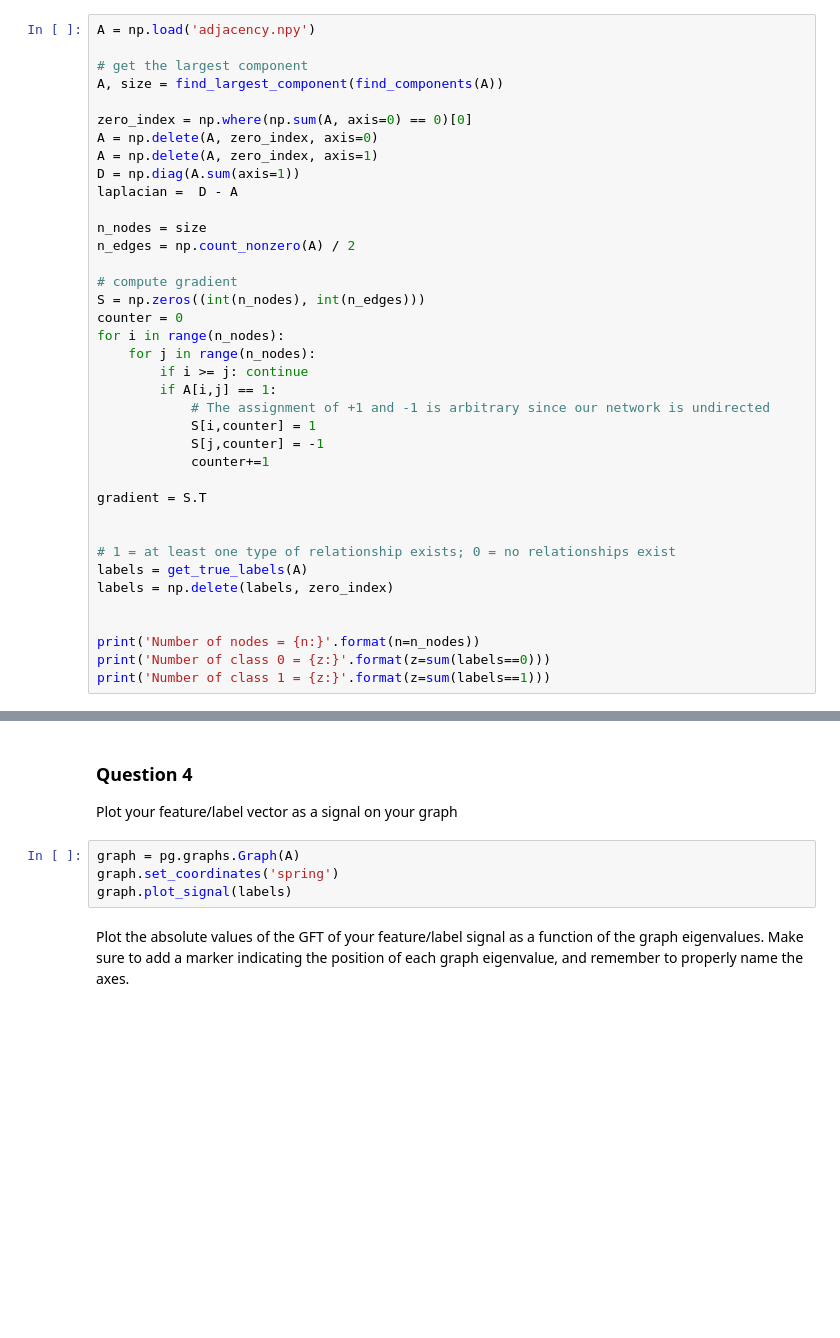
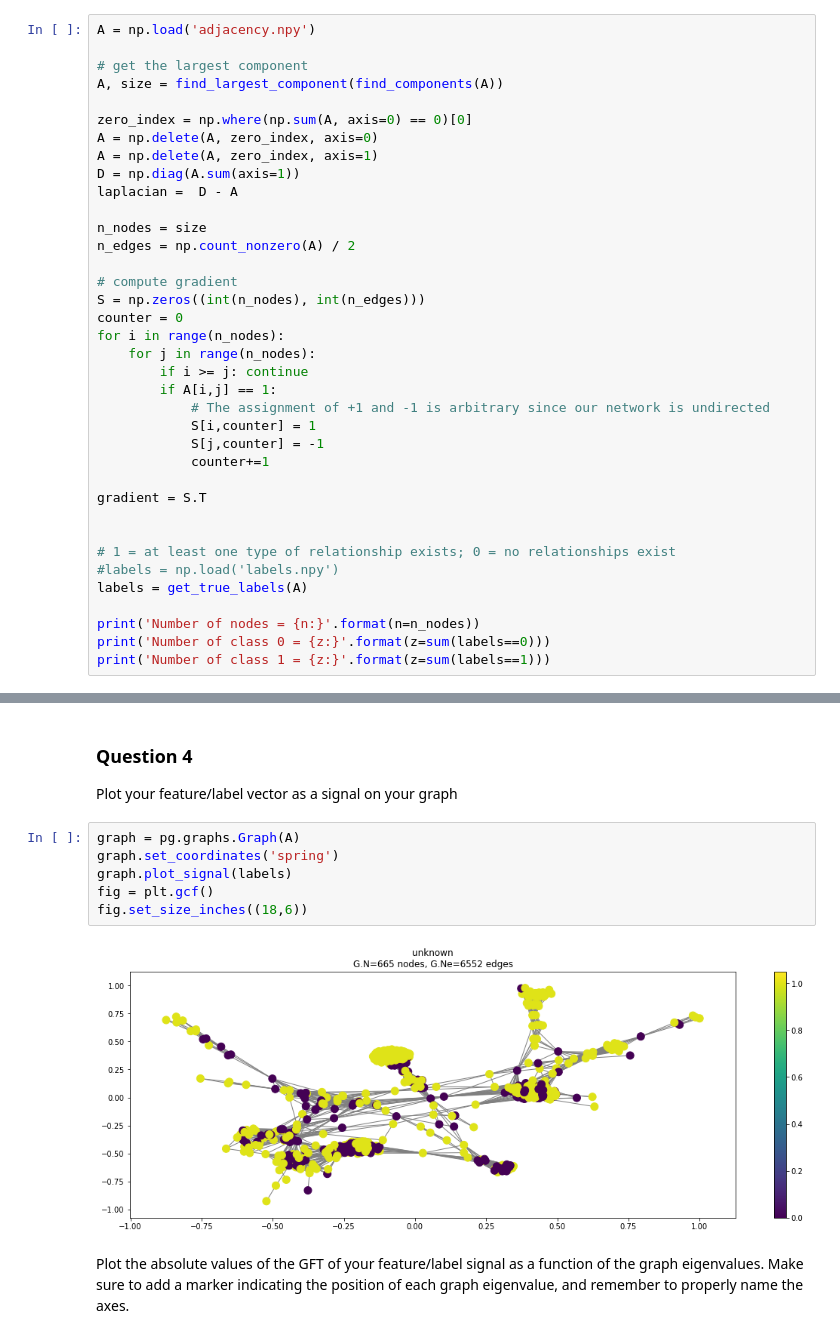
Before and after one commit to Kakavand/EPFL-antiterrorAssignment, a Jupyter notebook: marco/4_graph_signal_processing.ipynb, the cells around one changed output, grey strips where cells are left out. Cells and saved outputs as stored; diff of their text form; blank space fills up the shorter version.

Commit message:
new get_true_labels function

```diff
--- a/marco/4_graph_signal_processing.ipynb
+++ b/marco/4_graph_signal_processing.ipynb
@@ -119,9 +119,8 @@ gradient = S.T
 
 
 # 1 = at least one type of relationship exists; 0 = no relationships exist
+#labels = np.load('labels.npy')
 labels = get_true_labels(A)
-labels = np.delete(labels, zero_index)
-
 
 print('Number of nodes = {n:}'.format(n=n_nodes))
 print('Number of class 0 = {z:}'.format(z=sum(labels==0)))
@@ -192,7 +199,11 @@ Plot your feature/label vector as a signal on your graph
 # %%
 graph = pg.graphs.Graph(A)
 graph.set_coordinates('spring')
 graph.plot_signal(labels)
+fig = plt.gcf()
+fig.set_size_inches((18,6))
+# %% [output]
+[figure, added]
 # %% [markdown]
 Plot the absolute values of the GFT of your feature/label signal as a function of the graph eigenvalues. Make sure to add a marker indicating the position of each graph eigenvalue, and remember to properly name the axes.
 # %%
```
Also changed, not shown: parts of 19 cells of this notebook, 1 other file.
